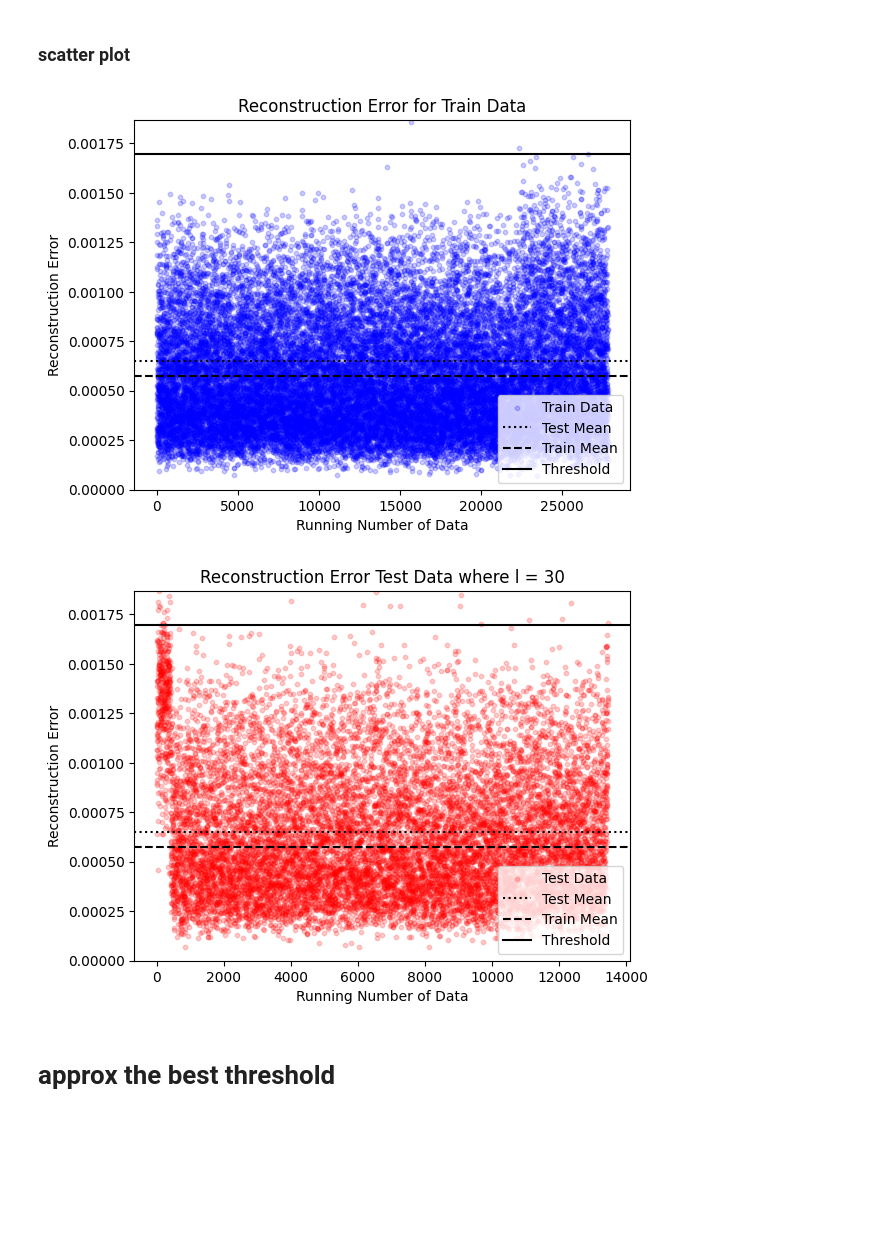
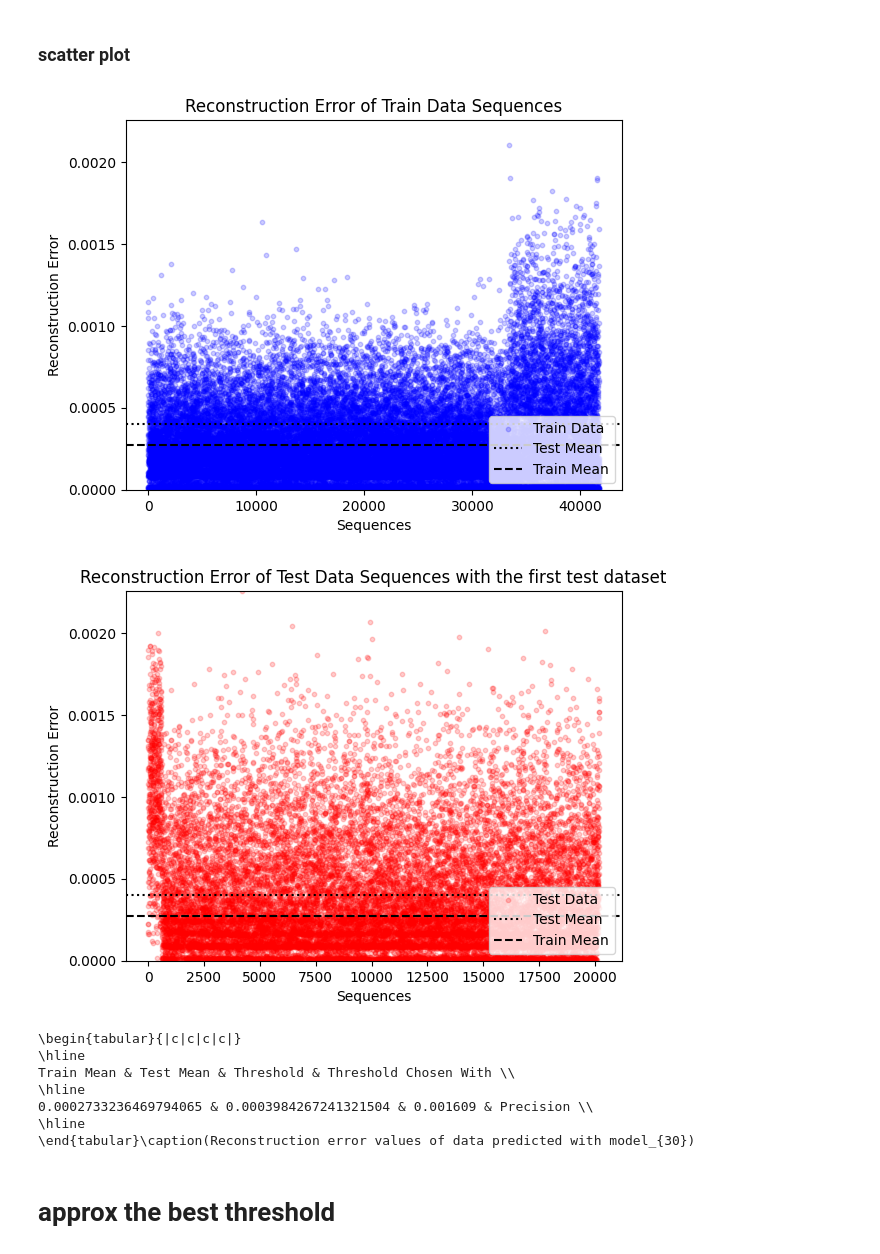
Before and after one commit to Eidell/gRPC-log-LSTM-Anomaly-Detection, a Jupyter notebook: lstm.ipynb, the cells around one changed output. Drawn from its saved outputs; the diff is of its cells as text; code cells hidden in the pictures; blank space fills up the shorter version.

Commit message:
what i think is a final version of the model

```diff
--- a/lstm.ipynb
+++ b/lstm.ipynb
@@ -346,7 +330,7 @@ Found GPU at: /device:GPU:0
 # %% [markdown]
 ## timeseries
 # %%
-num_steps = 30
+num_steps = 20
 features = train_df.shape[1]
 
 #train_df = train_df.iloc[:400000]
@@ -419,7 +410,7 @@ model.layers[0].input_shape
 # %%
 import matplotlib.pyplot as plt
 
-epochs = 150
+epochs = 250
 checkpoint_filepath = '/tmp/checkpoint'
 model_checkpoint_callback = tf.keras.callbacks.ModelCheckpoint(
     filepath=checkpoint_filepath,
@@ -587,42 +583,65 @@ test_errors = np.array(mse_test)
 
 
 # Generate the x-axis values (running number of the data in order)
 x_axis_train = np.arange(len(x_train_shaped))
 x_axis_test = np.arange(len(x_test_shaped))
 
 # Means
 train_mean = np.mean(train_errors)
 test_mean = np.mean(test_errors)
 
+threshold = 0.001609
+threshold_chosen_with = "Precision"
 # Create the first plot for train data
 plt.figure(1)
 plt.scatter(x_axis_train, train_errors, label='Train Data', color='blue', s=10, alpha=0.2)
 plt.axhline(y=test_mean, color='black', linestyle=':', label='Test Mean')
 plt.axhline(y=train_mean, color='black', linestyle='--', label='Train Mean')
-plt.axhline(y=0.001696, color='black', linestyle='-', label='Threshold')
-plt.xlabel('Running Number of Data')
+#plt.axhline(y=threshold, color='black', linestyle='-', label='Threshold')
+plt.xlabel('Sequences')
 plt.ylabel('Reconstruction Error')
-plt.title('Reconstruction Error for Train Data')
-plt.ylim([visual_threshold, max(test_errors)])
+plt.title('Reconstruction Error of Train Data Sequences')
+plt.ylim([0, max(test_errors)])
 plt.legend(loc='lower right')
 
 # Create the second plot for test data
 plt.figure(2)
 plt.scatter(x_axis_test, test_errors, label='Test Data', color='red', s=10, alpha=0.2)
 plt.axhline(y=test_mean, color='black', linestyle=':', label='Test Mean')
 plt.axhline(y=train_mean, color='black', linestyle='--', label='Train Mean')
-plt.axhline(y=0.001696, color='black', linestyle='-', label='Threshold')
-plt.xlabel('Running Number of Data')
+#plt.axhline(y=threshold, color='black', linestyle='-', label='Threshold')
+plt.xlabel('Sequences')
 plt.ylabel('Reconstruction Error')
-plt.title('Reconstruction Error Test Data where l = 30')
+plt.title('Reconstruction Error of Test Data Sequences with the first test dataset')
 plt.ylim([0, max(test_errors)])
 plt.legend(loc='lower right')
 
 # Display both plots
 plt.show()
+
+
+
+# Print the values as a LaTeX table
+print(
+    "\\begin{tabular}{|c|c|c|c|}\n"
+    "\\hline\n"
+    "Train Mean & Test Mean & Threshold & Threshold Chosen With \\\\\n"
+    "\\hline\n"
+    f"{train_mean} & {test_mean} & {threshold} & {threshold_chosen_with} \\\\\n"
+    "\\hline\n"
+    "\\end{tabular}"
+    '''\caption(Reconstruction error values of data predicted with model_{30})'''
+)
 # %% [output]
-[figure, old version]
+[figure, new version]
-[figure, old version]
+[figure, new version]
+\begin{tabular}{|c|c|c|c|}
+\hline
+Train Mean & Test Mean & Threshold & Threshold Chosen With \\
+\hline
+0.0002733236469794065 & 0.0003984267241321504 & 0.001609 & Precision \\
+\hline
+\end{tabular}\caption(Reconstruction error values of data predicted with model_{30})
 # %% [markdown]
 # approx the best threshold
 # %%
```
Also changed, not shown: parts of 16 cells of this notebook.
